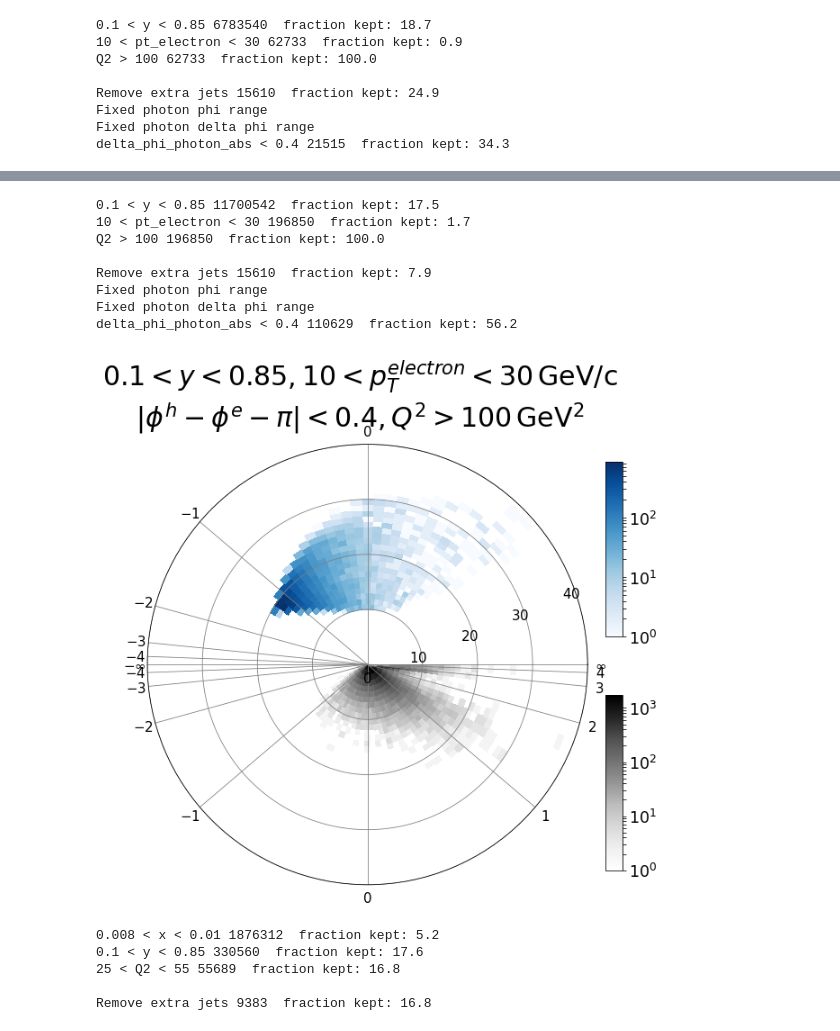
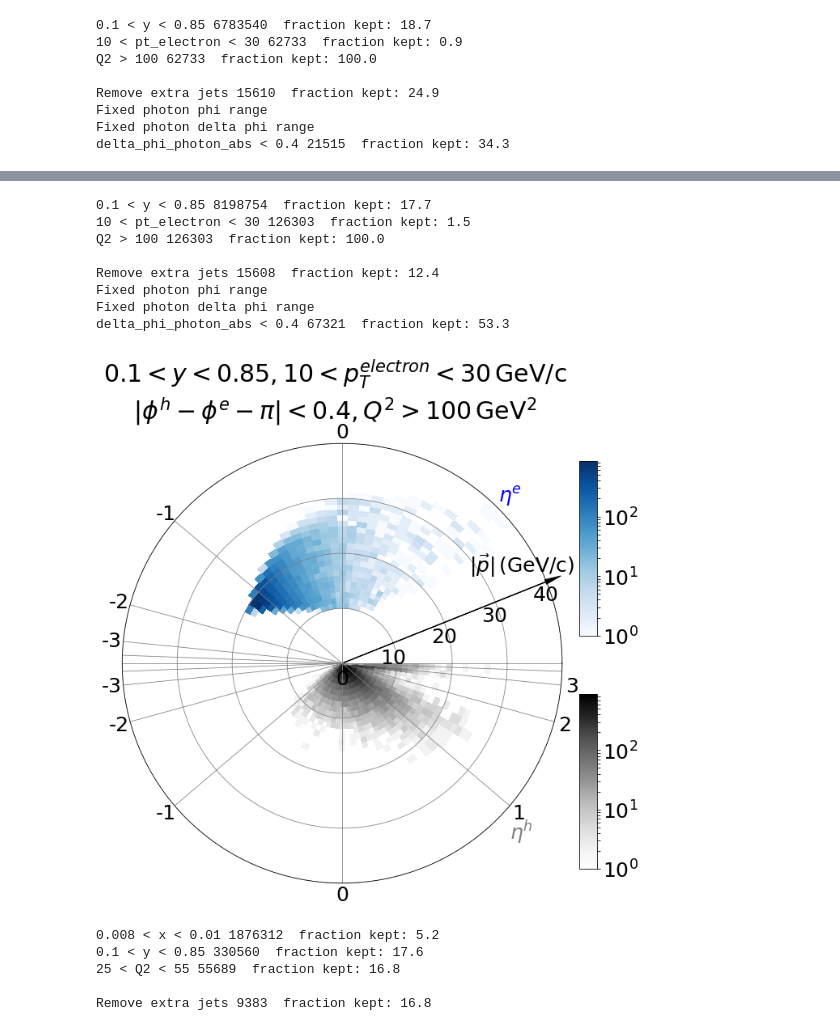
Before and after one commit to y-song/notebooks, a Jupyter notebook: figures_in_paper.ipynb, the cells around one changed output, grey strips where cells are left out. Cells and saved outputs as stored; diff of their text form; code cells hidden in the pictures.

Commit message:
Removed some plots that are not in the paper

```diff
--- a/figures_in_paper.ipynb
+++ b/figures_in_paper.ipynb
@@ -166,9 +169,10 @@ file1 = ["$HOME/EIC/output/102.root"]
 file2 = ['$HOME/EIC/output/117.root'] # number of charged particles, netural hadrons and decay photons with R = 1.0
 file3 = ["$HOME/EIC/output/1123.root"]
 file4 = ["$HOME/EIC/output/123.root"]
-file5 = ["$HOME/EIC/output/101.root"] # hadrons
+file5 = ["$HOME/EIC/output/101.root"] # particles
 file6 = ["$HOME/EIC/output/1209.root"] # number of charged particles, netural hadrons and decay photons with R = 0.5
 file7 = ["$HOME/EIC/output/1211.root"] # number of charged particles, netural hadrons and decay photons with R = 0.7
+file8 = ["$HOME/EIC/output/303.root"] # hadrons
 # %%
 a = getData02(file1)
 # %% [output]
@@ -196,3 +194,3 @@ Processed $HOME/EIC/output/102.root in 56.2 seconds
 # %%
-ap = getDataPart(file5)
+ap = getDataPart(file8)
 # %% [output]
@@ -666,40 +419,45 @@ h.eval('theta_part_neg = 6.28318530718 - theta_part', inplace = True)
 h = fixPhiPart(h, 'photon')
 h = applyCut(h, 'delta_phi_photon_abs < 0.4', 'delta_phi_photon_abs < 0.4')
 # %% [output]
-0.1 < y < 0.85 11700542  fraction kept: 17.5
-10 < pt_electron < 30 196850  fraction kept: 1.7
-Q2 > 100 196850  fraction kept: 100.0
+0.1 < y < 0.85 8198754  fraction kept: 17.7
+10 < pt_electron < 30 126303  fraction kept: 1.5
+Q2 > 100 126303  fraction kept: 100.0
 
-Remove extra jets 15610  fraction kept: 7.9
+Remove extra jets 15608  fraction kept: 12.4
 Fixed photon phi range
 Fixed photon delta phi range
-delta_phi_photon_abs < 0.4 110629  fraction kept: 56.2
+delta_phi_photon_abs < 0.4 67321  fraction kept: 53.3
 # %%
-fig = plt.figure(figsize=(9,9))
-plt.subplots_adjust(wspace=0, hspace=0)
+fig = plt.figure(figsize=(10,10))
 
-plt.subplot(111, polar=True)
+ax1 = fig.add_subplot(111, polar=True)
+
 r_edges = np.linspace(0, nr, nr + 1)
 theta_edges = np.linspace(0, 2*np.pi, ntheta + 1)
 H_e = plt.hist2d(h_e['p_electron'], h_e['theta_electron'], [r_edges, theta_edges])[0]
 H_q = plt.hist2d(h['p_part'], h['theta_part_neg'], [r_edges, theta_edges])[0]
-plt.cla()
+ax1.cla()
 
 Theta, R = np.meshgrid(theta_edges, r_edges)
-im_e = plt.pcolormesh(Theta, R, H_e, cmap='Blues', norm=LogNorm())
-im_q = plt.pcolormesh(Theta, R, H_q, cmap='Greys', norm=LogNorm())
-plt.rgrids(radii, labels=r_labels, fontsize=15)
-plt.thetagrids(angles, labels=eta_labels, fontsize=15)
-plt.grid(color='grey')
-cbar_e = plt.colorbar(im_e, shrink=0.7, pad=0.01, cax=plt.axes([0.92, 0.55, 0.03, 0.3]))
-cbar_e.ax.tick_params(labelsize=17.5)
-cbar_q = plt.colorbar(im_q, shrink=0.7, pad=0.01, cax=plt.axes([0.92, 0.15, 0.03, 0.3]))
-cbar_q.ax.tick_params(labelsize=17.5)
-plt.suptitle('$0.1 < y < 0.85, 10 < p_T^{electron} < 30 \, \mathrm{GeV/c}$\n\
+im_e = ax1.pcolormesh(Theta, R, H_e, cmap='Blues', norm=LogNorm())
+im_q = ax1.pcolormesh(Theta, R, H_q, cmap='Greys', norm=LogNorm())
+ax1.set_rgrids(radii, labels=r_labels, fontsize=25)
+ax1.set_thetagrids(angles, labels=eta_labels, fontsize=25)
+ax1.grid(color='grey')
+cbar_e = fig.colorbar(im_e, shrink=0.7, pad=0.01, cax=plt.axes([0.92, 0.55, 0.03, 0.3]))
+cbar_e.ax.tick_params(labelsize=25)
+cbar_q = fig.colorbar(im_q, shrink=0.7, pad=0.01, cax=plt.axes([0.92, 0.15, 0.03, 0.3]))
+cbar_q.ax.tick_params(labelsize=25)
+fig.text(0.78,0.78,'$\eta^{e}$',fontsize=25, color='b')
+fig.text(0.8,0.2,'$\eta^{h}$',fontsize=25, color='grey')
+ax1.annotate('', xy=(1,0.7), xycoords='axes fraction', xytext=(0.5,0.5),
+    arrowprops=dict(arrowstyle="Simple,tail_width=0.05,head_width=0.6,head_length=2", color='k'))
+fig.text(0.73,0.66, r'$|\vec{p}| \, \mathrm{(GeV/c)}$',fontsize=25, color='k')
+fig.suptitle('$0.1 < y < 0.85, 10 < p_T^{electron} < 30 \, \mathrm{GeV/c}$\n\
 $|\phi^h - \phi^e - \pi|<0.4, Q^2 > 100 \, \mathrm{GeV^2} \, \, \,$', fontsize=30, y=1.03)
-plt.savefig('images/polar_particle_1_large_font.pdf', bbox_inches='tight')
+plt.savefig('images/polar_particle_1.pdf', bbox_inches='tight')
 # %% [output]
-[figure, old version]
+[figure, new version]
 # %%
 qq = applyCut(aq, '0.008 < x < 0.01', '0.008 < x < 0.01')
 qq = applyCut(qq, 'y > 0.1 and y < 0.85', '0.1 < y < 0.85')
```
Also changed, not shown: parts of 68 cells of this notebook.
